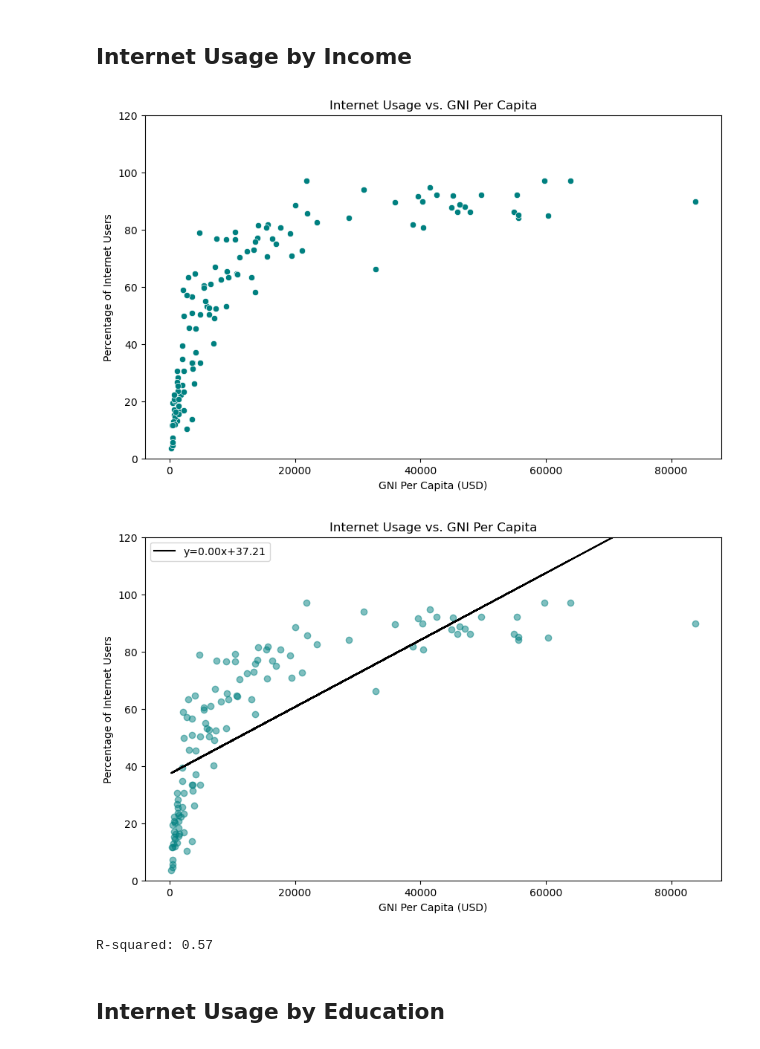
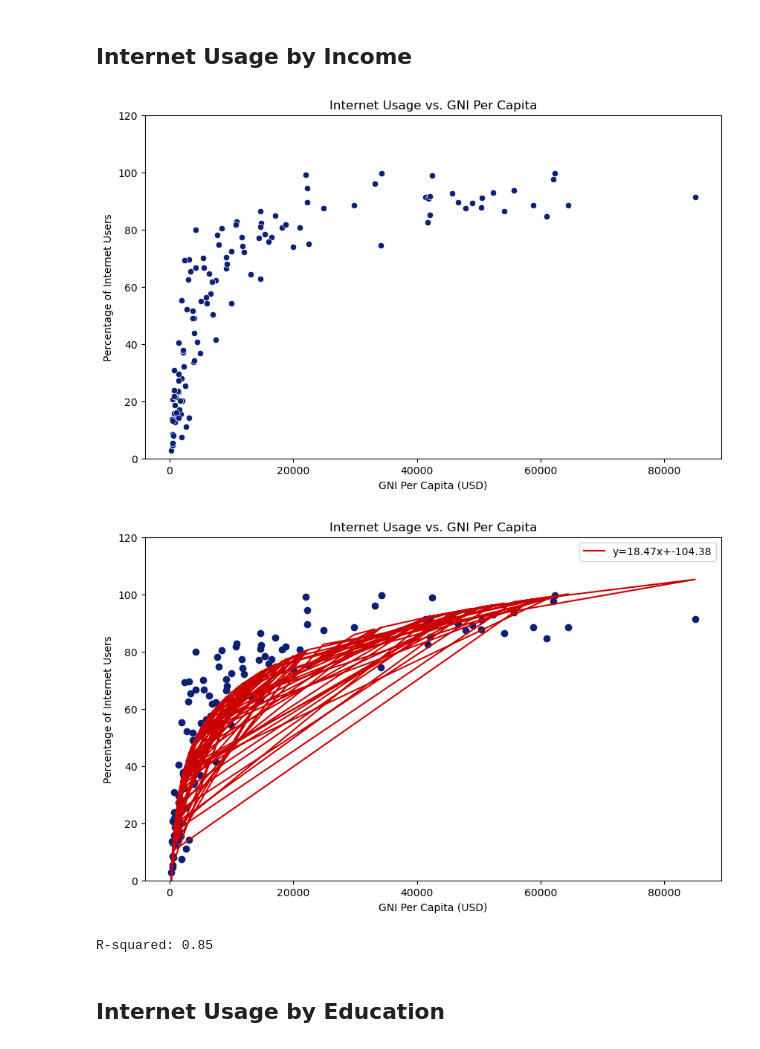
Before and after one commit to tiascott01/07_GroupProject1, a Jupyter notebook: Internet Demographics/internet-usage-working.ipynb, the cells around one changed output. Saved outputs shown, nothing was run; the diff lists cells and outputs as text; code cells hidden in the pictures.

```diff
--- a/Internet Demographics/internet-usage-working.ipynb
+++ b/Internet Demographics/internet-usage-working.ipynb
@@ -74,4 +67,4 @@ internet_data
 # %%
-# internet_data_recent = internet_data.dropna(how='any')
+internet_data_nonull = internet_data.dropna(how='any')
 
-# # internet_data_recent
+internet_data_nonull
@@ -97,7 +104,7 @@ relevant_columns = ['Country', 'Edition',
                 'BG22) Male mobile phone subscribers',
                 'BG23) Female mobile phone subscribers']
 
-demographic_df = internet_data[relevant_columns]
+demographic_df = internet_data_nonull[relevant_columns]
 demographic_df
 # %% [output]
 |  | Country | Edition | 1.1.1) Internet users | 1.1.4) Gender gap in internet access | 1.1.5) Gender gap in mobile phone... | ... |
@@ -359,7 +336,7 @@ internet_users_col = 'Internet Users (% of Population)'
 
 #scatter plot
 plt.figure(figsize=(10, 6))
-sns.scatterplot(data=demo_df, x=gni_per_capita_col, y=internet_users_col, color='teal')
+sns.scatterplot(data=demo_df, x=gni_per_capita_col, y=internet_users_col, color='#0C2074')
 
 #plotting
 plt.title('Internet Usage vs. GNI Per Capita')
@@ -369,31 +346,34 @@ plt.ylim([0, 120])
 
 plt.show()
 # %% [output]
-[figure, old version]
+[figure, new version]
 # %%
 import scipy.stats as stats
 import matplotlib.pyplot as plt
 
 #linear regression
-slope, intercept, r_value, p_value, std_err = stats.linregress(demo_df[gni_per_capita_col], demo_df[internet_users_col])
 
-line = slope * demo_df[gni_per_capita_col] + intercept
+#logarithmic regression
+
+slope, intercept, r_value, p_value, std_err = stats.linregress(np.log(demo_df[gni_per_capita_col]), demo_df[internet_users_col])
+
+line = slope * np.log(demo_df[gni_per_capita_col]) + intercept
 
 #plotting
 plt.figure(figsize=(10, 6))
-plt.scatter(demo_df[gni_per_capita_col], demo_df[internet_users_col], alpha=0.5, color='teal')
-plt.plot(demo_df[gni_per_capita_col], line, color='black', label=f'y={slope:.2f}x+{intercept:.2f}')
+plt.scatter(demo_df[gni_per_capita_col], demo_df[internet_users_col], alpha=1, color='#0C2074')
+plt.plot(demo_df[gni_per_capita_col], line, color='#CC0000', label=f'y={slope:.2f}x+{intercept:.2f}')
 plt.title('Internet Usage vs. GNI Per Capita')
 plt.xlabel('GNI Per Capita (USD)')
 plt.ylabel('Percentage of Internet Users')
 plt.ylim([0, 120])
 plt.legend()
 plt.show()
 
 print(f"R-squared: {r_value**2:.2f}")
 # %% [output]
-[figure, old version]
+[figure, new version]
-R-squared: 0.57
+R-squared: 0.85
 # %% [markdown]
 ## Internet Usage by Education
 # %%
```
Also changed, not shown: parts of 22 cells of this notebook.
